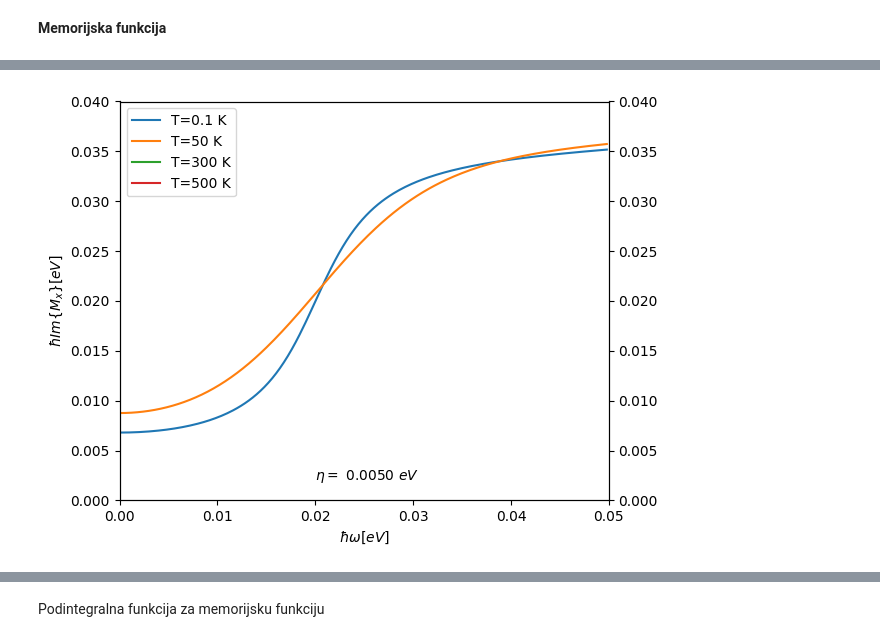
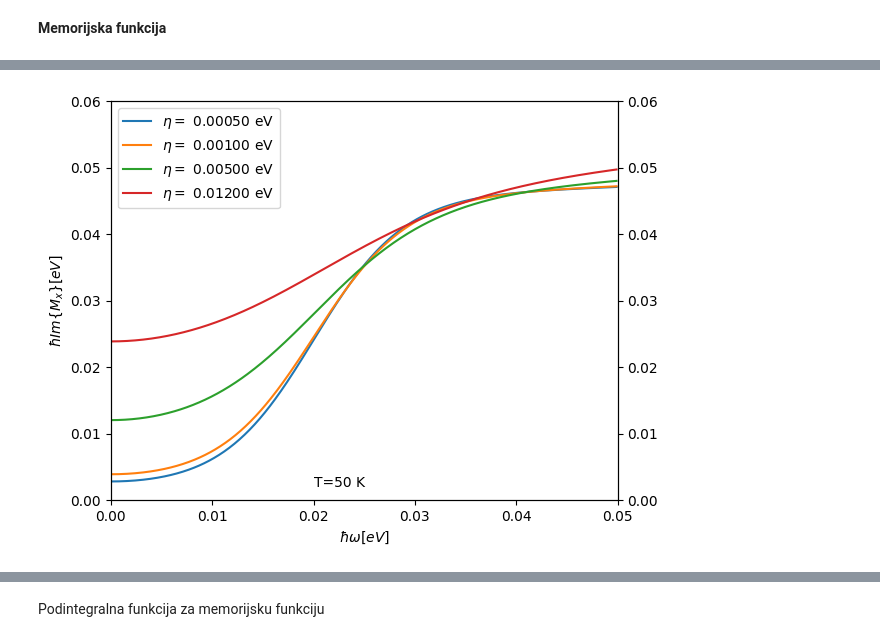
Before and after one commit to ppapac/24112024_memfn, a Jupyter notebook: MemoryDirac3D_012325.ipynb, the cells around one changed output, grey strips where cells are left out. Cells and saved outputs as stored; diff of their text form; code cells hidden in the pictures.

```diff
--- a/MemoryDirac3D_012325.ipynb
+++ b/MemoryDirac3D_012325.ipynb
@@ -97,7 +99,7 @@ def mem_fn(ss_sum_fn, hbar_w, hbar_w_ph, u, T, eta):
 # %% [markdown]
 **Memorijska funkcija**
 # %%
-ws_0 = np.arange(0, 0.3, 0.001)
+ws_0 = np.arange(0, 0.05, 0.0001)
 
 def calculate_integral_points(mem_fn, T=T_0, eta=eta_0, ws=ws_0):
     result_real = []
@@ -107,7 +109,7 @@ def calculate_integral_points(mem_fn, T=T_0, eta=eta_0, ws=ws_0):
         result_imag.append(mem_fn(ss_sum_imag, hbar_w=w, hbar_w_ph=hbar_w_op, u=chemical_potential(T), T=T, eta=eta))
     return result_real, result_imag
 
-def setup_plot(real=True, imag=True, x_lim=[0.0, 0.3], y_lim=[0.0, 0.4]):
+def setup_plot(real=True, imag=True, x_lim=[0.0, 0.05], y_lim=[0.0, 0.06]):
     fig, ax1 = plt.subplots()
     ax1.set_xlabel(r"$\hbar \omega [eV]$" )
     if real:
@@ -147,0 +151,10 @@ fig.tight_layout()
+# %%
+fig, *axs = setup_plot(imag=False, y_lim=[0, 0.05])
+ws_to_plot = np.arange(0, 0.05, 0.00025)
+for T in [1, 50, 300, 500]:
+    integrals = calculate_integral_points(mem_fn, T=T, ws=ws_to_plot)
+    plot_result(axs[0], integrals[0], T=T, ws=ws_to_plot)
+    arrays_to_csv(ws_to_plot, integrals[0], f"op, T={T}K, eta={eta_0}eV")
+axs[0].legend(loc="best")
+plt.text(0.020, 0.002 , f"$\eta = $ {eta_0:.4f} $eV$" , fontsize =10)
+fig.tight_layout()
@@ -148,8 +163,8 @@ fig.tight_layout()
 # %%
-fig, *axs = setup_plot(imag=False)
-for T in [0.1, 50, 300, 500]:
-    integrals = calculate_integral_points(mem_fn, T=T, ws= np.arange(0, 0.05, 0.0001))
-    plot_result(axs[0], integrals[0], T=T, ws= np.arange(0, 0.05, 0.0001))
+fig, *axs = setup_plot(real=False, y_lim=[0, 0.25])
+for T in [1, 50, 300, 500]:
+    integrals = calculate_integral_points(mem_fn, T=T)
+    plot_result(axs[0], integrals[1], T=T)
 axs[0].legend(loc="best")
 plt.text(0.020, 0.002 , f"$\eta = $ {eta_0:.4f} $eV$" , fontsize =10)
 fig.tight_layout()
@@ -157,0 +173,9 @@ fig.tight_layout()
+# %%
+fig, *axs = setup_plot(imag=False)
+for eta in [0.0005, 0.001, 0.005, 0.012]:
+    integrals = calculate_integral_points(mem_fn, eta=eta)
+    plot_result(axs[0], integrals[0], eta=eta)
+    arrays_to_csv(ws_0, integrals[0], f"op, T={T_0}K, eta={eta}eV")
+axs[0].legend(loc="best")
+plt.text(0.020, 0.002 , f"T={T_0} K" , fontsize =10)
+fig.tight_layout()
@@ -158,10 +184,10 @@ fig.tight_layout()
 # %%
 fig, *axs = setup_plot(real=False)
-for T in [0.1, 50, 300, 500]:
-    integrals = calculate_integral_points(mem_fn, T=T)
-    plot_result(axs[0], integrals[1], T=T)
+for eta in [0.0005, 0.001, 0.005, 0.012]:
+    integrals = calculate_integral_points(mem_fn, eta=eta)
+    plot_result(axs[0], integrals[1], eta=eta)
 axs[0].legend(loc="best")
-plt.text(0.020, 0.002 , f"$\eta = $ {eta_0:.4f} $eV$" , fontsize =10)
+plt.text(0.020, 0.002 , f"T={T_0} K" , fontsize =10)
 fig.tight_layout()
 # %% [output]
-[figure, old version]
+[figure, new version]
```
Also changed, not shown: parts of 19 cells of this notebook, 26 other files.
